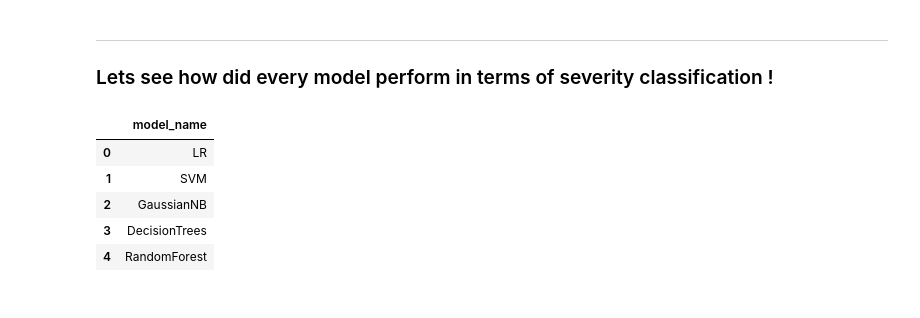
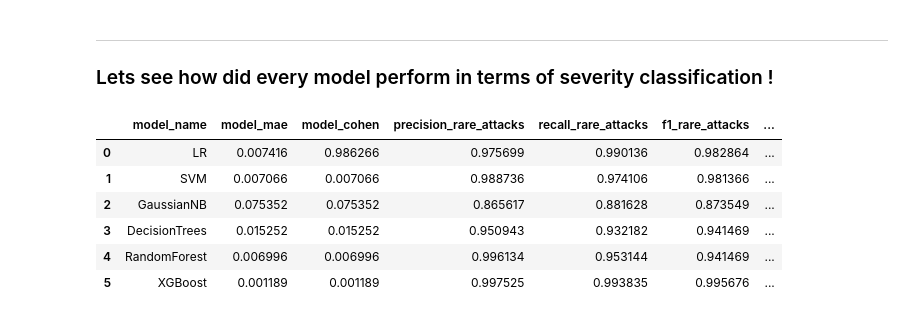
Before and after one commit to suzaladhikari/Network_Intrusion_Detector, a Jupyter notebook: Models/severityclassifier.ipynb, the cells around one changed output. Drawn from its saved outputs; the diff is of its cells as text; code cells hidden in the pictures.

Commit message:
Dataframe for the model's performance has been created

```diff
--- a/Models/severityclassifier.ipynb
+++ b/Models/severityclassifier.ipynb
@@ -84,6 +84,7 @@ true_negatives = ((y_test != 3) & (logit_testing_pred != 3)).sum()
 ### Metrics for calculation
 logit_rare_precision = true_positives/(true_positives+false_positives)
 logit_rare_recall = true_positives/(true_positives + false_negatives)
+logit_f1_rare = 2*((logit_rare_precision * logit_rare_recall)/(logit_rare_precision + logit_rare_recall))
 logit_rare_fpr = false_positives/(true_negatives+false_positives) ## Misclassified
 logit_rare_fnr = false_negatives/(true_positives+false_negatives) ## False Alaram
 
@@ -176,7 +177,7 @@ false_negatives = ((y_test == 3) & (naive_testing_pred != 3)).sum()
 
 naive_precision = true_positives / (true_positives + false_positives)
 naive_recall = true_positives / (true_positives + false_negatives)
-
+naive_f1_rare = 2*((naive_precision * naive_recall)/(naive_precision + naive_recall))
 naive_fpr = false_positives /(false_positives + true_negatives) ## Misclassified Cases
 naive_fnr = false_negatives /(false_negatives + true_positives) ## False Alarm
 
@@ -372,21 +373,51 @@ print(xgb_precision, xgb_recall, xgb_fpr, xgb_fnr, xgb_f1)
 # %%
 model_name = ['LR', 'SVM', 'GaussianNB', 'DecisionTrees', 'RandomForest', 'XGBoost']
 
 ## Model's Mean-Absolute Error
 
+model_mae = [logit_mae, svm_mae, naive_mae, decision_mae, random_mae, xgb_mae]
 
+## Model's Cohen Kappa Score
 
+model_cohen = [cks, svm_mae, naive_mae, decision_mae, random_mae, xgb_mae]
+
+## Model's precision score
+
+model_precision = [logit_rare_precision, svm_precision_rare, naive_precision, decision_precision, random_precision, xgb_precision]
+
+## Model's Recall Score
+
+model_recall = [logit_rare_recall, svm_recall_rare, naive_recall, decision_recall, random_recall, xgb_recall]
+
+## Model's F1 Score
+
+model_f1 = [logit_f1_rare, svm_f1_rare, naive_f1_rare, decision_f1,random_f1, xgb_f1]
+
+## Misclassification
+misclassification_error = [logit_rare_fpr, svm_fpr,naive_fpr, decision_fpr, random_fpr, xgb_fpr]
+
+## False Alarm
+
+false_alarm = [logit_rare_fnr,svm_fnr,naive_fnr,decision_fnr, random_fnr, xgb_fnr]
 severity_classifiers = pd.DataFrame(
 {
-    'model_name': model_name
+    'model_name': model_name,
+    'model_mae': model_mae,
+    'model_cohen':model_cohen,
+    'precision_rare_attacks':model_precision,
+    'recall_rare_attacks': model_recall,
+    'f1_rare_attacks': model_f1,
+    'Misclassified_attacks':misclassification_error,
+    'false_alarm':false_alarm
 }
 )
 
-severity_classifiers.head()
+severity_classifiers.head(6)
 # %% [output]
-|  | model_name |
-| 0 | LR |
-| 1 | SVM |
-| 2 | GaussianNB |
-| 3 | DecisionTrees |
-| 4 | RandomForest |
+|  | model_name | model_mae | model_cohen | precision_rare_attacks | recall_rare_attacks | f1_rare_attacks | ... |
+| 0 | LR | 0.007416 | 0.986266 | 0.975699 | 0.990136 | 0.982864 | ... |
+| 1 | SVM | 0.007066 | 0.007066 | 0.988736 | 0.974106 | 0.981366 | ... |
+| 2 | GaussianNB | 0.075352 | 0.075352 | 0.865617 | 0.881628 | 0.873549 | ... |
+| 3 | DecisionTrees | 0.015252 | 0.015252 | 0.950943 | 0.932182 | 0.941469 | ... |
+| 4 | RandomForest | 0.006996 | 0.006996 | 0.996134 | 0.953144 | 0.941469 | ... |
+| 5 | XGBoost | 0.001189 | 0.001189 | 0.997525 | 0.993835 | 0.995676 | ... |
```
